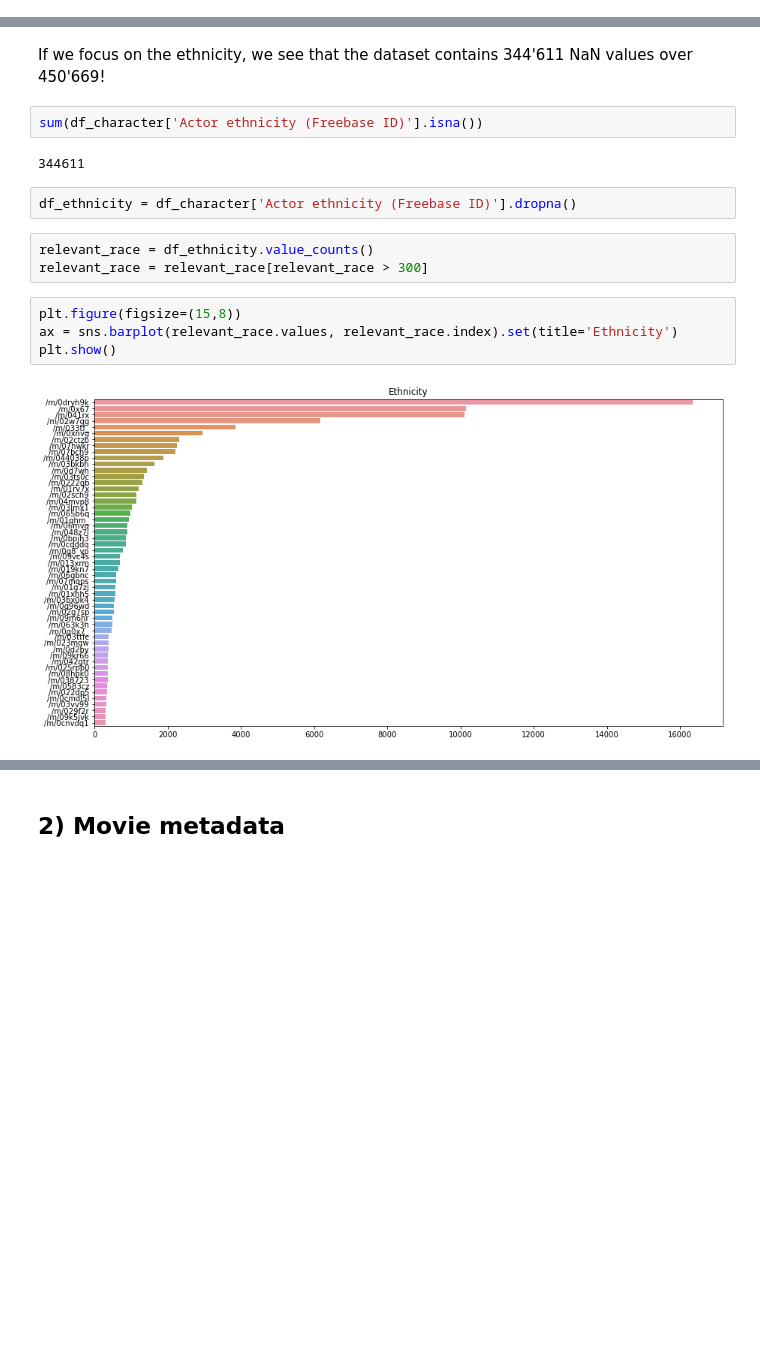
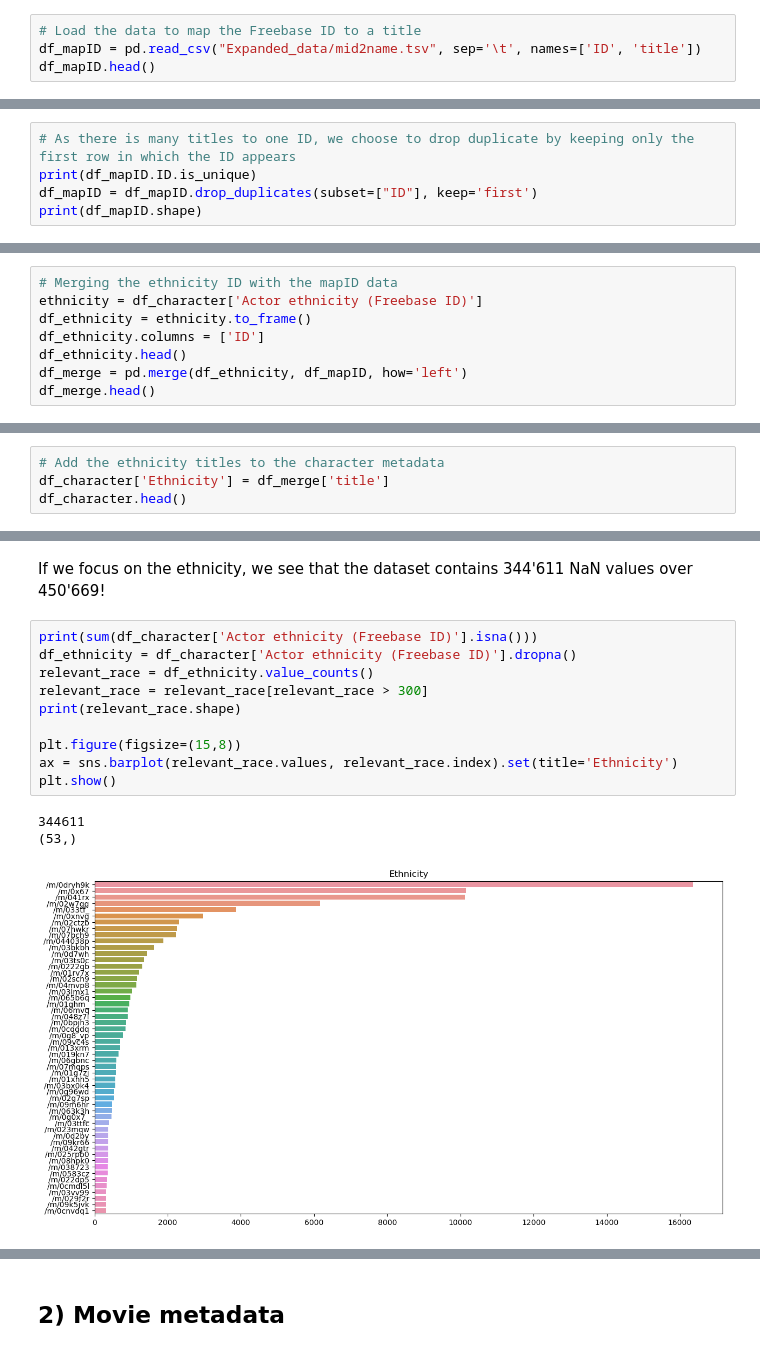
Before and after one commit to epfl-ada/ada-2022-project-nolemonnomelon, a Jupyter notebook: Exploratory analysis.ipynb, the cells around one changed output, grey strips where cells are left out. Cells and saved outputs as stored; diff of their text form; blank space fills up the shorter version.

```diff
--- a/Exploratory analysis.ipynb
+++ b/Exploratory analysis.ipynb
@@ -36,0 +41,4 @@ df_character.head()
+# %%
+# Load the data to map the Freebase ID to a title
+df_mapID = pd.read_csv("Expanded_data/mid2name.tsv", sep='\t', names=['ID', 'title'])
+df_mapID.head()
@@ -36,0 +81,5 @@ df_character.head()
+# %%
+# As there is many titles to one ID, we choose to drop duplicate by keeping only the first row in which the ID appears
+print(df_mapID.ID.is_unique)
+df_mapID = df_mapID.drop_duplicates(subset=["ID"], keep='first')
+print(df_mapID.shape)
@@ -36,0 +89,8 @@ df_character.head()
+# %%
+# Merging the ethnicity ID with the mapID data
+ethnicity = df_character['Actor ethnicity (Freebase ID)']
+df_ethnicity = ethnicity.to_frame()
+df_ethnicity.columns = ['ID']
+df_ethnicity.head()
+df_merge = pd.merge(df_ethnicity, df_mapID, how='left')
+df_merge.head()
@@ -36,0 +104,4 @@ df_character.head()
+# %%
+# Add the ethnicity titles to the character metadata
+df_character['Ethnicity'] = df_merge['title']
+df_character.head()
@@ -39,17 +117,16 @@ df_character.head()
 # %% [markdown]
 If we focus on the ethnicity, we see that the dataset contains 344'611 NaN values over 450'669!
 # %%
-sum(df_character['Actor ethnicity (Freebase ID)'].isna())
+print(sum(df_character['Actor ethnicity (Freebase ID)'].isna()))
+df_ethnicity = df_character['Actor ethnicity (Freebase ID)'].dropna()
+relevant_race = df_ethnicity.value_counts()
+relevant_race = relevant_race[relevant_race > 300]
+print(relevant_race.shape)
+
+plt.figure(figsize=(15,8))
+ax = sns.barplot(relevant_race.values, relevant_race.index).set(title='Ethnicity')
+plt.show()
 # %% [output]
 344611
+(53,)
+[figure, added]
-# %%
-df_ethnicity = df_character['Actor ethnicity (Freebase ID)'].dropna()
-# %%
-relevant_race = df_ethnicity.value_counts()
-relevant_race = relevant_race[relevant_race > 300]
-# %%
-plt.figure(figsize=(15,8))
-ax = sns.barplot(relevant_race.values, relevant_race.index).set(title='Ethnicity')
-plt.show()
-# %% [output]
-[figure, removed]
```
Also changed, not shown: parts of 9 cells of this notebook, 1 other file.
